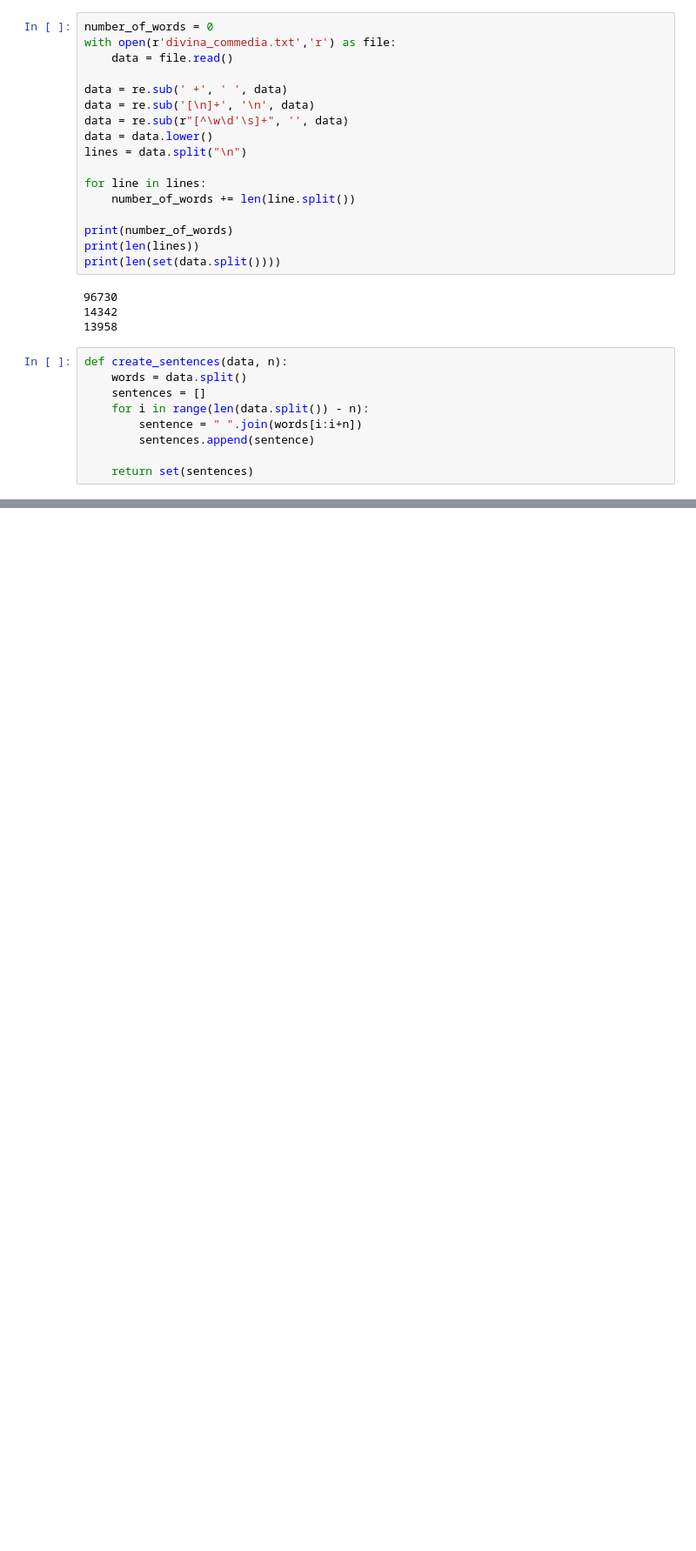
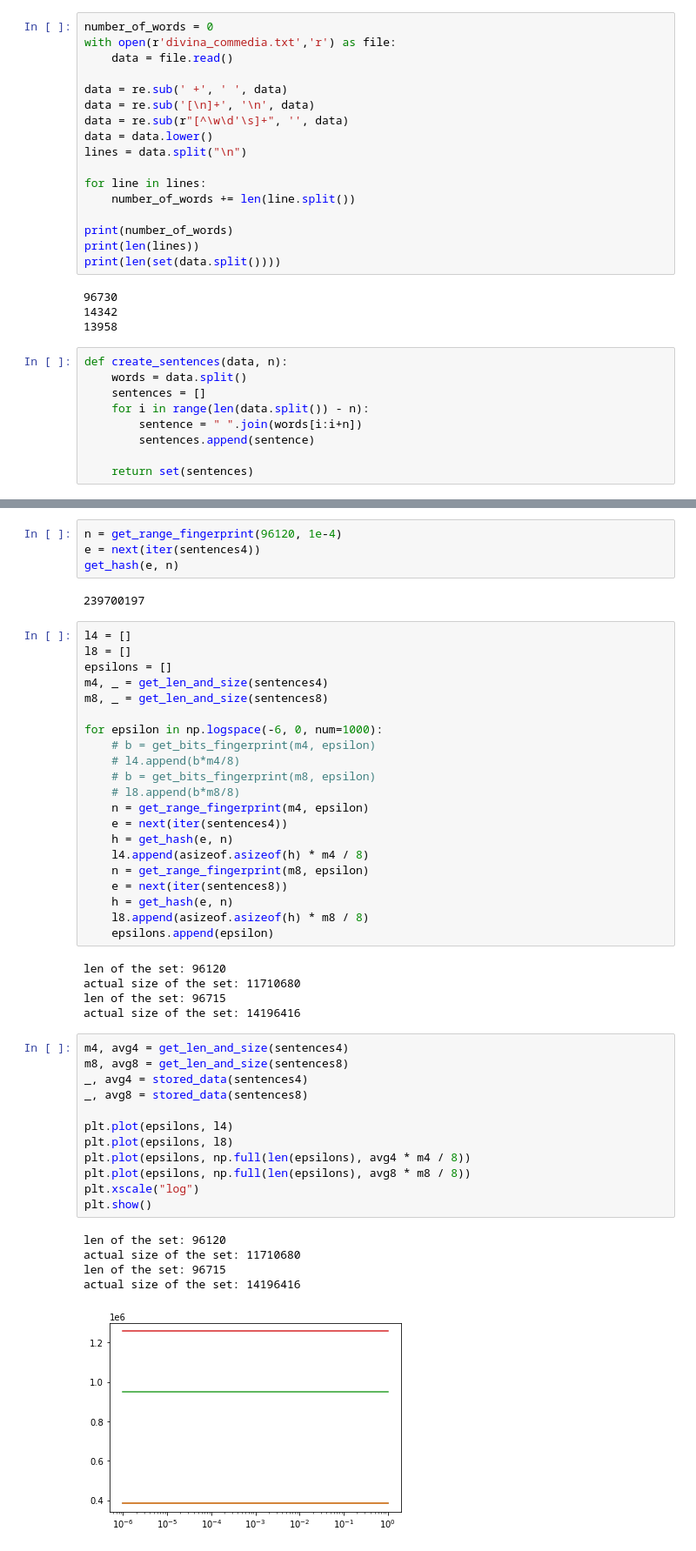
Before and after one commit to dadodimauro/ComputerAidedSimulationLab, a Jupyter notebook: Laboratories/antiplagiarism/antiplagiarism.ipynb, the cells around one changed output, grey strips where cells are left out. Shown at 87% size. Drawn from its saved outputs; the diff is of its cells as text; blank space fills up the shorter version.

```diff
--- a/Laboratories/antiplagiarism/antiplagiarism.ipynb
+++ b/Laboratories/antiplagiarism/antiplagiarism.ipynb
@@ -58,0 +125,50 @@ len(sentences)
+# %%
+n = get_range_fingerprint(96120, 1e-4)
+e = next(iter(sentences4))
+get_hash(e, n)
+# %% [output]
+239700197
+# %%
+l4 = []
+l8 = []
+epsilons = []
+m4, _ = get_len_and_size(sentences4)
+m8, _ = get_len_and_size(sentences8)
+
+for epsilon in np.logspace(-6, 0, num=1000):
+    # b = get_bits_fingerprint(m4, epsilon)
+    # l4.append(b*m4/8)
+    # b = get_bits_fingerprint(m8, epsilon)
+    # l8.append(b*m8/8)
+    n = get_range_fingerprint(m4, epsilon)
+    e = next(iter(sentences4))
+    h = get_hash(e, n)
+    l4.append(asizeof.asizeof(h) * m4 / 8)
+    n = get_range_fingerprint(m8, epsilon)
+    e = next(iter(sentences8))
+    h = get_hash(e, n)
+    l8.append(asizeof.asizeof(h) * m8 / 8)
+    epsilons.append(epsilon)
+# %% [output]
+len of the set: 96120
+actual size of the set: 11710680
+len of the set: 96715
+actual size of the set: 14196416
+# %%
+m4, avg4 = get_len_and_size(sentences4)
+m8, avg8 = get_len_and_size(sentences8)
+_, avg4 = stored_data(sentences4)
+_, avg8 = stored_data(sentences8)
+
+plt.plot(epsilons, l4)
+plt.plot(epsilons, l8)
+plt.plot(epsilons, np.full(len(epsilons), avg4 * m4 / 8))
+plt.plot(epsilons, np.full(len(epsilons), avg8 * m8 / 8))
+plt.xscale("log")
+plt.show()
+# %% [output]
+len of the set: 96120
+actual size of the set: 11710680
+len of the set: 96715
+actual size of the set: 14196416
+[figure, added]
```
Also changed, not shown: parts of 14 cells of this notebook.
